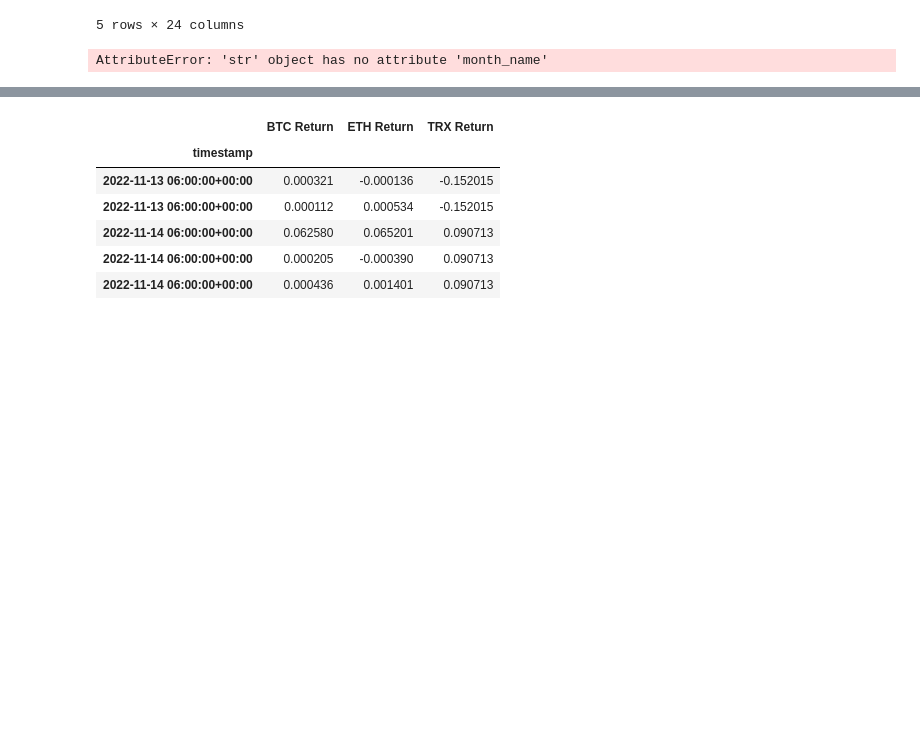
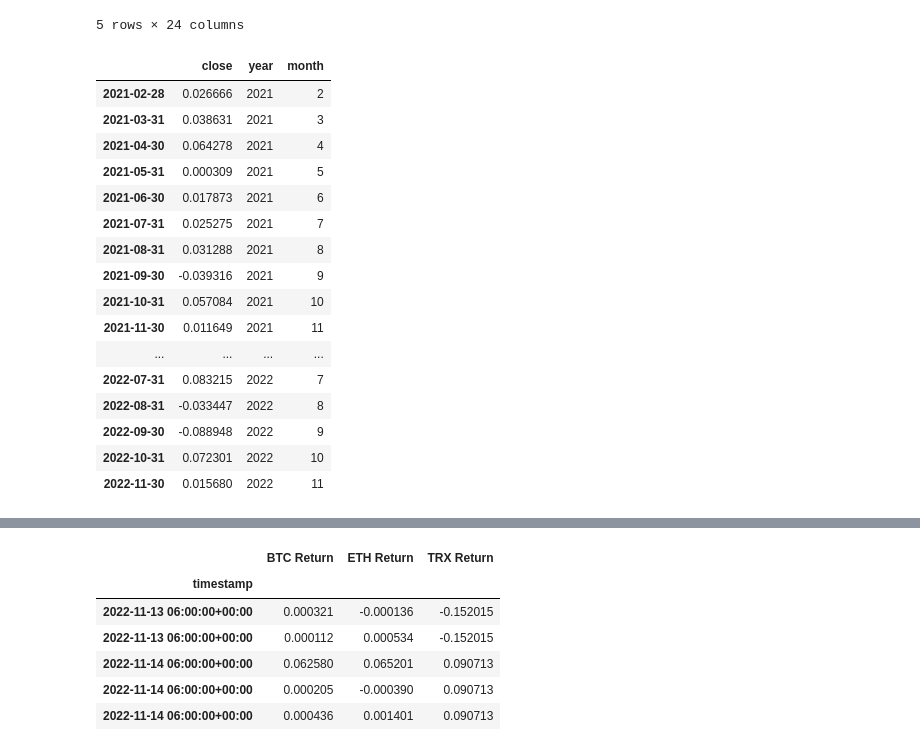
Before and after one commit to dannynday/group-project-1, a Jupyter notebook: DashingCryptoNotebook1.ipynb, the cells around one changed output, grey strips where cells are left out. Cells and saved outputs as stored; diff of their text form; code cells hidden in the pictures; blank space fills up the shorter version.

Commit message:
update monthly

```diff
--- a/DashingCryptoNotebook1.ipynb
+++ b/DashingCryptoNotebook1.ipynb
@@ -163,33 +163,49 @@ df_stock.head()
 # %%
 # Monthly returns
 sp_data_daily_returns = df_stock['SPY']['close'].pct_change()
 sp_data_monthly_returns = df_stock['SPY']['close'].resample('M').ffill().pct_change().dropna()
 
 #convert to Dataframe
 sp_data_monthly_returns = pd.DataFrame(sp_data_monthly_returns)
 sp_data_monthly_returns.index = sp_data_monthly_returns.index.date
+
+
+sp_data_monthly_returns['year'] = pd.DatetimeIndex(sp_data_monthly_returns.index).year
+sp_data_monthly_returns['month'] = pd.DatetimeIndex(sp_data_monthly_returns.index).month
 sp_data_monthly_returns
-counter = 0
-sp_data_monthly_returns['month'] = ""
-for x in sp_data_monthly_returns:
-    sp_data_monthly_returns_df.loc[counter,"month"] = str(x.month_name())
-    counter+=1
+
 #sns.heatmap(sp_data_monthly_returns, annot=True, fmt="", cmap='RdYlGn')
 #df_stock_c = df_stock.copy()
 #df_stock_c.columns = df_stock_c.columns.droplevel(1)
 #df_stock_c
 #display(sp_data_monthly_returns)
 #fig, ax = plt.subplots(figsize=(14,9))
 #plt.title('Dow 30 Heat Map',fontsize=18)
 #ax.title.set_position([0.5,1.05])
 #ax.set_xticks([])
 #sns.heatmap(per_change, annot=True, fmt="", cmap='RdYlGn', ax=ax)
 #plt.show()
 
 
 #sns.heatmap(sp_data_monthly_returns, annot=True, fmt="", cmap='RdYlGn')
 # %% [output]
-AttributeError: 'str' object has no attribute 'month_name'
+|  | close | year | month |
+| 2021-02-28 | 0.026666 | 2021 | 2 |
+| 2021-03-31 | 0.038631 | 2021 | 3 |
+| 2021-04-30 | 0.064278 | 2021 | 4 |
+| 2021-05-31 | 0.000309 | 2021 | 5 |
+| 2021-06-30 | 0.017873 | 2021 | 6 |
+| 2021-07-31 | 0.025275 | 2021 | 7 |
+| 2021-08-31 | 0.031288 | 2021 | 8 |
+| 2021-09-30 | -0.039316 | 2021 | 9 |
+| 2021-10-31 | 0.057084 | 2021 | 10 |
+| 2021-11-30 | 0.011649 | 2021 | 11 |
+| ... | ... | ... | ... |
+| 2022-07-31 | 0.083215 | 2022 | 7 |
+| 2022-08-31 | -0.033447 | 2022 | 8 |
+| 2022-09-30 | -0.088948 | 2022 | 9 |
+| 2022-10-31 | 0.072301 | 2022 | 10 |
+| 2022-11-30 | 0.015680 | 2022 | 11 |
 # %%
 #Combine crypto and stock returns
 df_crypto_return =  pd.concat([df_crypto['BTC']['BTC Return'], df_crypto['ETH']['ETH Return'],df_crypto['TRX']['TRX Return']], axis=1)
```
